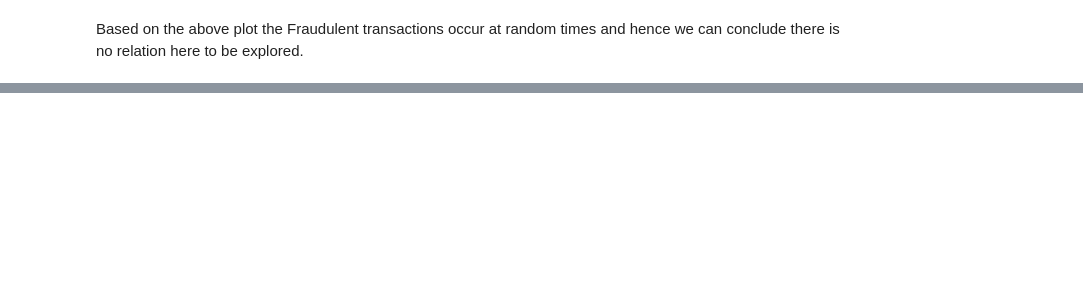
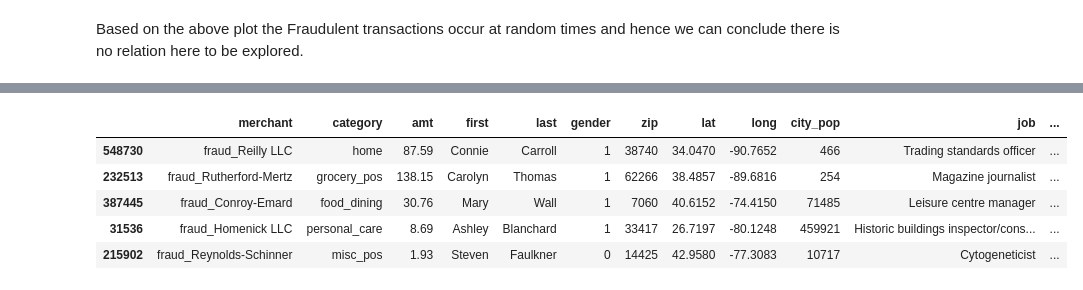
Before and after one commit to limperstickhelp23/Credit_Fraud_Detection, a Jupyter notebook: preprocessing/Data_Analysis.ipynb, the cells around one changed output, grey strips where cells are left out. Saved outputs shown, nothing was run; the diff lists cells and outputs as text; code cells hidden in the pictures; blank space fills up the shorter version.

```diff
--- a/preprocessing/Data_Analysis.ipynb
+++ b/preprocessing/Data_Analysis.ipynb
@@ -110,0 +129,26 @@ data
+# %%
+used_data = X_modified.copy()
+
+features = used_data.select_dtypes(np.object_).columns
+cat_features = []
+for feature in features:
+    used_data[feature] = used_data[feature].astype('category')
+    cat_features.append(feature)
+# %%
+
+
+X_train, X_test, y_train, y_test = train_test_split(used_data.drop('is_fraud', axis=1),
+                                                    used_data['is_fraud'],
+                                                    stratify=used_data['is_fraud'],
+                                                    test_size=0.5)
+train_data = X_train.copy()
+train_data['is_fraud'] = y_train
+
+train_data.head()
+# %% [output]
+|  | merchant | category | amt | first | last | gender | zip | lat | long | city_pop | job | ... |
+| 548730 | fraud_Reilly LLC | home | 87.59 | Connie | Carroll | 1 | 38740 | 34.0470 | -90.7652 | 466 | Trading standards officer | ... |
+| 232513 | fraud_Rutherford-Mertz | grocery_pos | 138.15 | Carolyn | Thomas | 1 | 62266 | 38.4857 | -89.6816 | 254 | Magazine journalist | ... |
+| 387445 | fraud_Conroy-Emard | food_dining | 30.76 | Mary | Wall | 1 | 7060 | 40.6152 | -74.4150 | 71485 | Leisure centre manager | ... |
+| 31536 | fraud_Homenick LLC | personal_care | 8.69 | Ashley | Blanchard | 1 | 33417 | 26.7197 | -80.1248 | 459921 | Historic buildings inspector/cons... | ... |
+| 215902 | fraud_Reynolds-Schinner | misc_pos | 1.93 | Steven | Faulkner | 0 | 14425 | 42.9580 | -77.3083 | 10717 | Cytogeneticist | ... |
```
Also changed, not shown: parts of 5 cells of this notebook.
